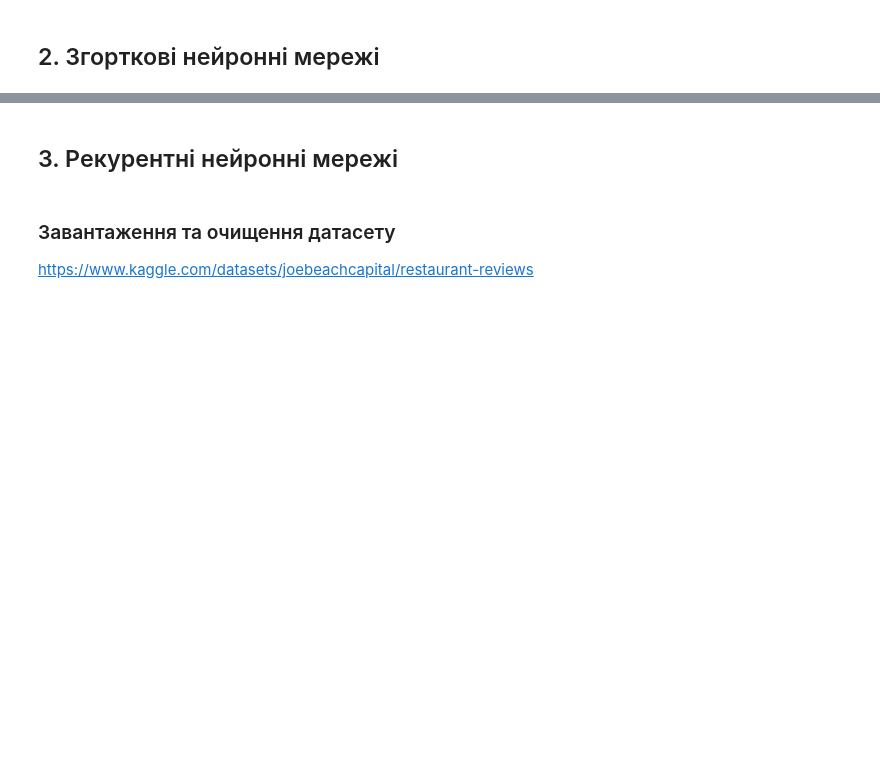
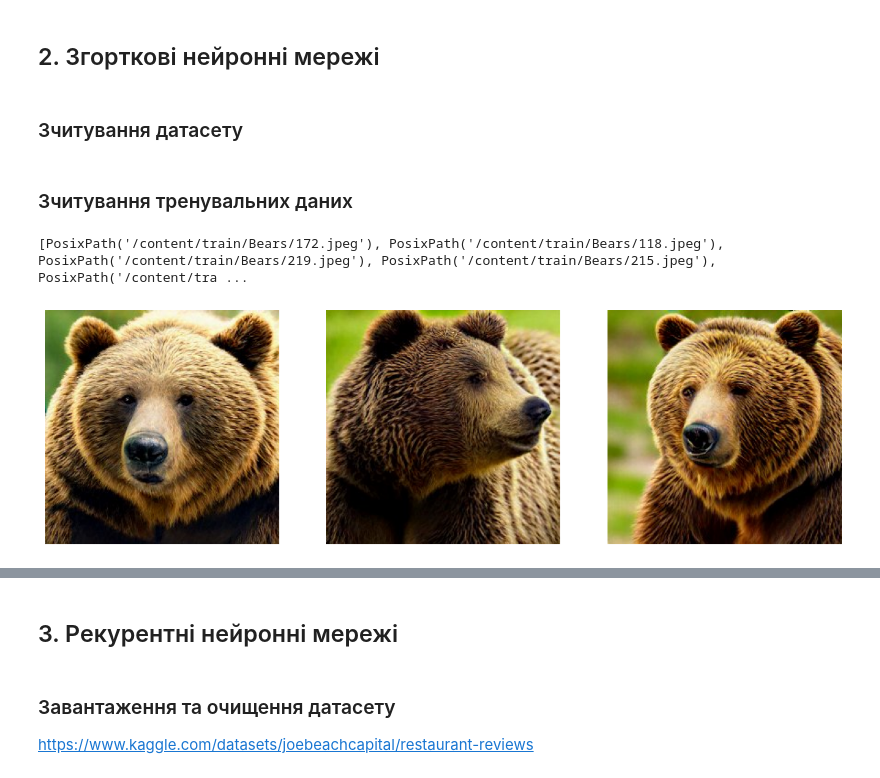
Before and after one commit to AnastasiaZAYU/Data_Analysis_2023, a Jupyter notebook: Lab3_DataAnalysis.ipynb, the cells around one changed output, grey strips where cells are left out. Saved outputs shown, nothing was run; the diff lists cells and outputs as text; code cells hidden in the pictures; blank space fills up the shorter version.

```diff
--- a/Lab3_DataAnalysis.ipynb
+++ b/Lab3_DataAnalysis.ipynb
@@ -128,3 +141,5 @@ Test accuracy: 0.9632652997970581
 # %% [markdown]
 ## 2. Згорткові нейронні мережі
+# %% [markdown]
+### Зчитування датасету
 # %%
@@ -177 +172,19 @@ copy_files(os.path.join(source_test_path, 'Pandas'), os.path.join(test_path, 'Pa
 copy_files(os.path.join(source_test_path, 'Bears'), os.path.join(test_path, 'Bears'))
+# %% [markdown]
+### Зчитування тренувальних даних
+# %%
+data = "/content/train"
+data = pathlib.Path(data).with_suffix('')
+image_bears = list(data.glob('Bears/*.jpeg'))
+image_pandas = list(data.glob('Pandas/*.jpeg'))
+print(image_bears, image_pandas)
+# %%
+fig, axes = plt.subplots(1, 3, figsize=(15, 5))
+for i, img_path in enumerate(image_bears[:3]):
+  img = mpimg.imread(str(img_path))
+  axes[i].imshow(img)
+  axes[i].axis('off')
+plt.show()
+# %% [output]
+[PosixPath('/content/train/Bears/172.jpeg'), PosixPath('/content/train/Bears/118.jpeg'), PosixPath('/content/train/Bears/219.jpeg'), PosixPath('/content/train/Bears/215.jpeg'), PosixPath('/content/tra ...
+[figure, added]
```
Also changed, not shown: parts of 53 cells of this notebook.
